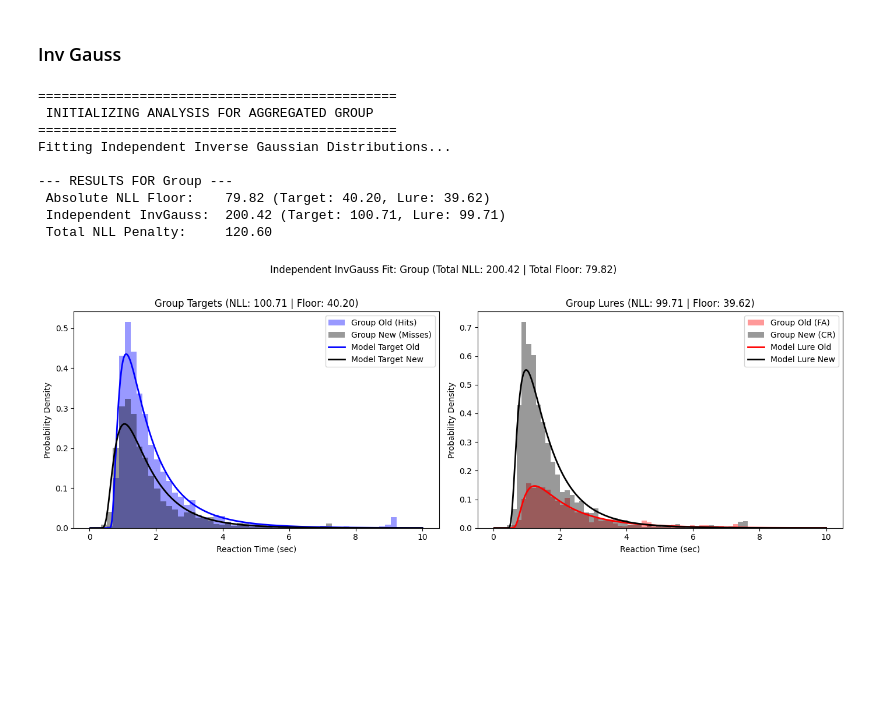
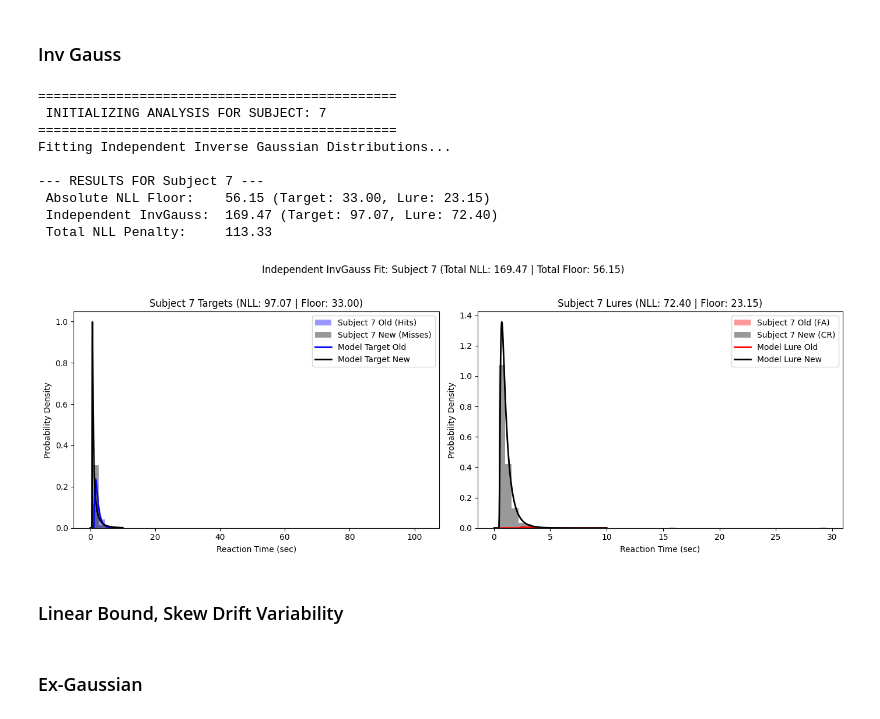
Before and after one commit to SpoopyPillow/caa_recognition_model, a Jupyter notebook: subject_lower_bound.ipynb, the cells around one changed output. Drawn from its saved outputs; the diff is of its cells as text; code cells hidden in the pictures; blank space fills up the shorter version.

```diff
--- a/subject_lower_bound.ipynb
+++ b/subject_lower_bound.ipynb
@@ -872,37 +2316,39 @@ def _run_invgauss_analysis(label, dataset, config):
     l_width = l_edges[1] - l_edges[0]
 
     w_l_old = np.ones_like(l_old_rts) / (N_lure * l_width)
     w_l_new = np.ones_like(l_new_rts) / (N_lure * l_width)
 
     axes[1].hist(l_old_rts, bins=l_edges, weights=w_l_old, alpha=0.4, color="red", label=f"{label} Old (FA)")
     axes[1].hist(l_new_rts, bins=l_edges, weights=w_l_new, alpha=0.4, color="black", label=f"{label} New (CR)")
     axes[1].plot(t, p_old_l / delta_t, color="red", lw=2, label="Model Lure Old")
     axes[1].plot(t, p_new_l / delta_t, color="black", lw=2, label="Model Lure New")
     axes[1].set_title(f"{label} Lures (NLL: {nll_lure:.2f} | Floor: {l_floor:.2f})")
     axes[1].set_xlabel("Reaction Time (sec)")
     axes[1].set_ylabel("Probability Density")
     axes[1].legend()
 
     plt.suptitle(f"Independent InvGauss Fit: {label} (Total NLL: {eval_result.nll:.2f} | Total Floor: {total_floor:.2f})", y=1.02)
     plt.tight_layout()
     plt.show()
 
     return eval_result
 
 if __name__ == "__main__":
     # You can now call analyze_group directly with your loaded `data_group` struct:
-    eval_result = analyze_group(data_group)
+    eval_result = analyze_subject("7")
 
 
 # Params(mu_t_old=np.float64(0.648521731974389), scale_t_old=np.float64(2.083294832867084), t0_t_old=np.float64(0.5306425813005251), mu_t_new=np.float64(0.4402849927912569), scale_t_new=np.float64(3.3940893045025335), t0_t_new=np.float64(0.24832033737394574), p_t_old=0.5991166536762795, mu_l_old=np.float64(0.6043589531645326), scale_l_old=np.float64(2.9224184854451076), t0_l_old=np.float64(0.45917189142994075), mu_l_new=np.float64(0.5347203488194325), scale_l_new=np.float64(2.414839959447282), t0_l_new=np.float64(0.36556034192821685), p_l_old=0.26505404014410705)
 # %% [output]
 ==============================================
- INITIALIZING ANALYSIS FOR AGGREGATED GROUP
+ INITIALIZING ANALYSIS FOR SUBJECT: 7
 ==============================================
 Fitting Independent Inverse Gaussian Distributions...
 
---- RESULTS FOR Group ---
- Absolute NLL Floor:    79.82 (Target: 40.20, Lure: 39.62)
- Independent InvGauss:  200.42 (Target: 100.71, Lure: 99.71)
- Total NLL Penalty:     120.60
+--- RESULTS FOR Subject 7 ---
+ Absolute NLL Floor:    56.15 (Target: 33.00, Lure: 23.15)
+ Independent InvGauss:  169.47 (Target: 97.07, Lure: 72.40)
+ Total NLL Penalty:     113.33
-[figure, old version]
+[figure, new version]
+# %% [markdown]
+### Linear Bound, Skew Drift Variability
@@ -908,0 +2634,2 @@ Fitting Independent Inverse Gaussian Distributions...
+# %% [markdown]
+### Ex-Gaussian
```
Also changed, not shown: parts of 18 cells of this notebook.
